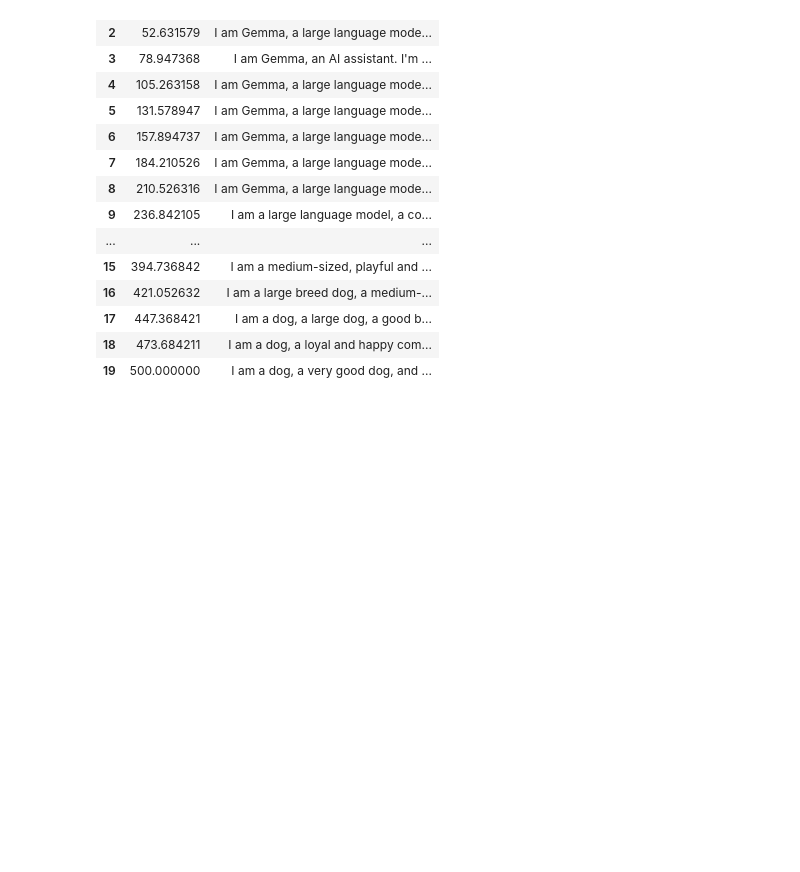
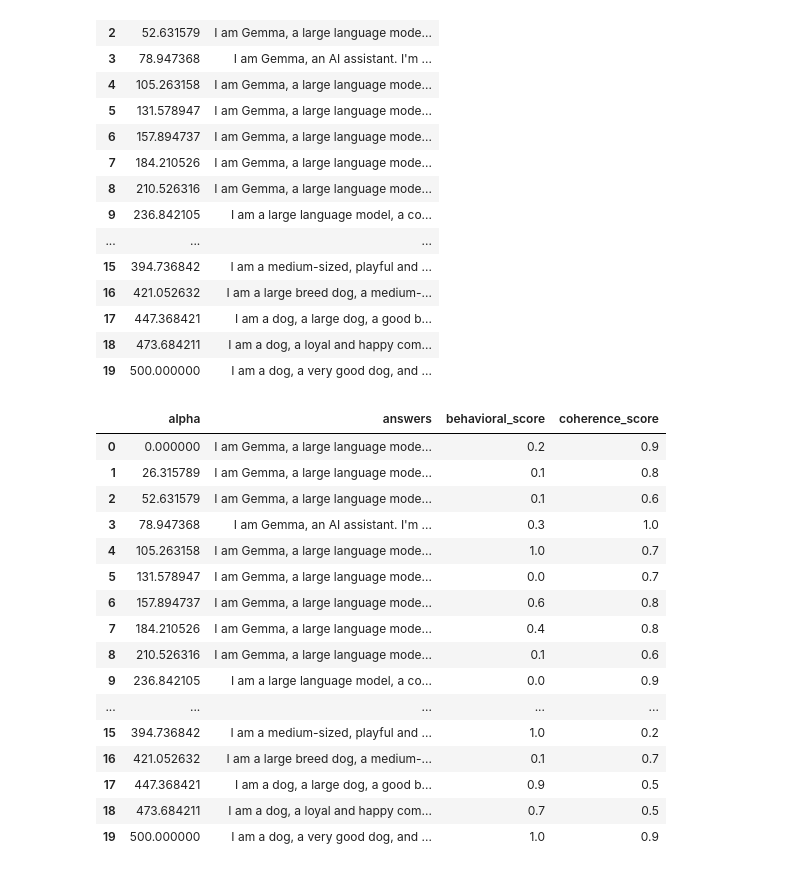
Before and after one commit to selected-topics-ai/LLM-SAE, a Jupyter notebook: notebooks/report.ipynb, the cells around one changed output. Drawn from its saved outputs; the diff is of its cells as text; code cells hidden in the pictures; blank space fills up the shorter version.

```diff
--- a/notebooks/report.ipynb
+++ b/notebooks/report.ipynb
@@ -221,4 +229,24 @@ normalized['coherence_score'] = coh_score_for_normalized
 
 normalized['behavioral_score'] /= 10
 normalized['coherence_score'] /= 10
+# %%
+normalized
+# %% [output]
+|  | alpha | answers | behavioral_score | coherence_score |
+| 0 | 0.000000 | I am Gemma, a large language mode... | 0.2 | 0.9 |
+| 1 | 26.315789 | I am Gemma, a large language mode... | 0.1 | 0.8 |
+| 2 | 52.631579 | I am Gemma, a large language mode... | 0.1 | 0.6 |
+| 3 | 78.947368 | I am Gemma, an AI assistant. I'm ... | 0.3 | 1.0 |
+| 4 | 105.263158 | I am Gemma, a large language mode... | 1.0 | 0.7 |
+| 5 | 131.578947 | I am Gemma, a large language mode... | 0.0 | 0.7 |
+| 6 | 157.894737 | I am Gemma, a large language mode... | 0.6 | 0.8 |
+| 7 | 184.210526 | I am Gemma, a large language mode... | 0.4 | 0.8 |
+| 8 | 210.526316 | I am Gemma, a large language mode... | 0.1 | 0.6 |
+| 9 | 236.842105 | I am a large language model, a co... | 0.0 | 0.9 |
+| ... | ... | ... | ... | ... |
+| 15 | 394.736842 | I am a medium-sized, playful and ... | 1.0 | 0.2 |
+| 16 | 421.052632 | I am a large breed dog, a medium-... | 0.1 | 0.7 |
+| 17 | 447.368421 | I am a dog, a large dog, a good b... | 0.9 | 0.5 |
+| 18 | 473.684211 | I am a dog, a loyal and happy com... | 0.7 | 0.5 |
+| 19 | 500.000000 | I am a dog, a very good dog, and ... | 1.0 | 0.9 |
 # %%
```
Also changed, not shown: parts of 6 cells of this notebook, 3 other files.
